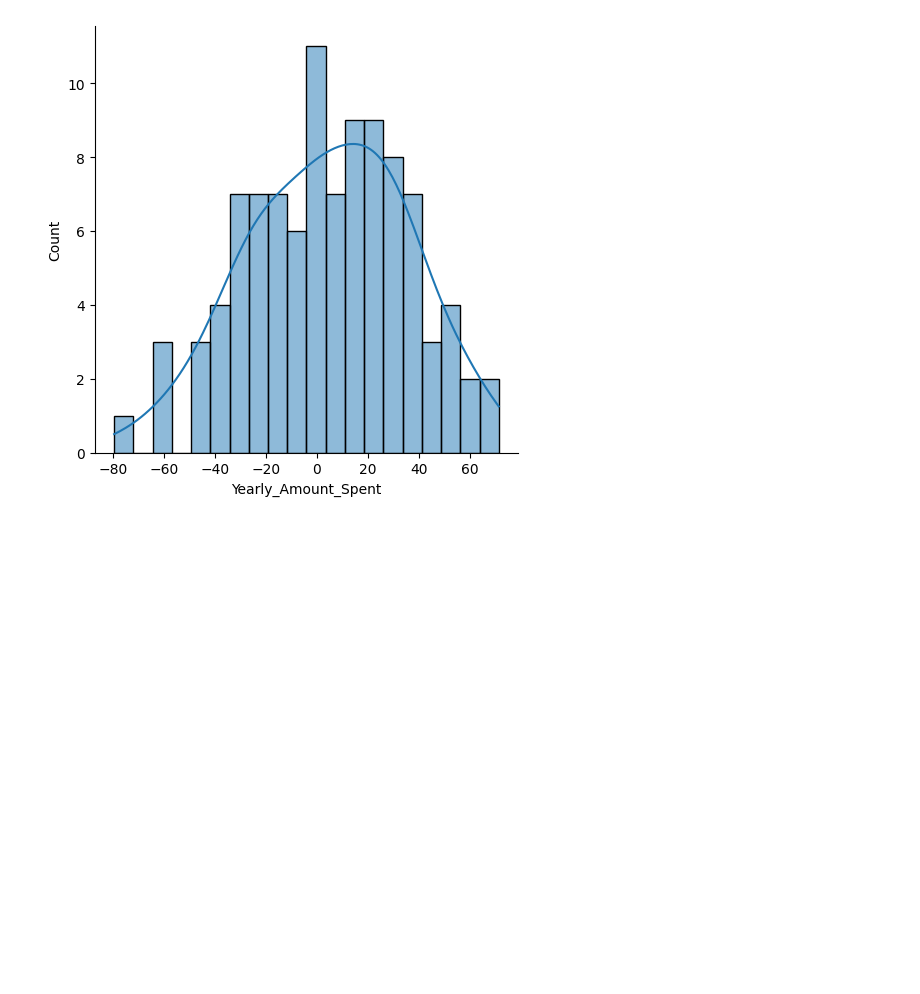
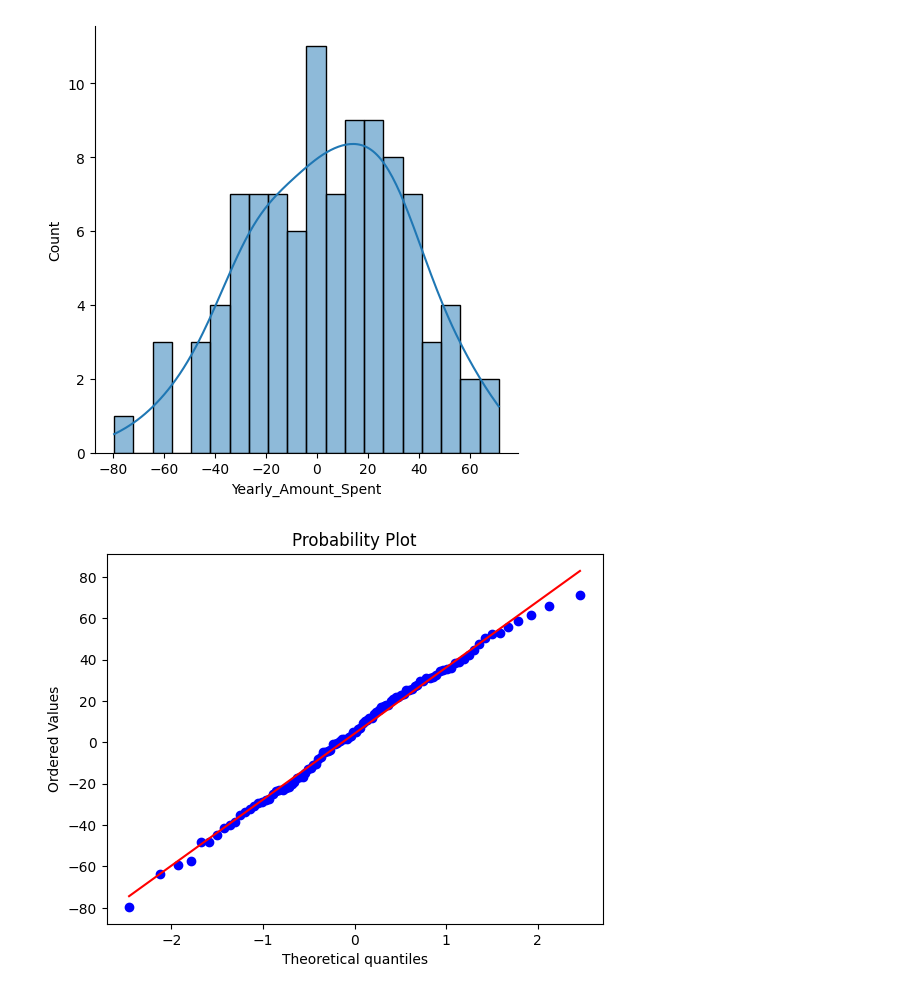
Before and after one commit to dilliram-code/Linear-Regression-E-commerrce-Project, a Jupyter notebook: e-commerceProject.ipynb, the cells around one changed output. Drawn from its saved outputs; the diff is of its cells as text; code cells hidden in the pictures; blank space fills up the shorter version.

Commit message:
plot: probability plot

```diff
--- a/e-commerceProject.ipynb
+++ b/e-commerceProject.ipynb
@@ -195,3 +195,13 @@ sns.displot(residuals, bins=20, kde=True)
 plt.show()
 # %% [output]
 [figure]
+# %%
+# probplot
+
+import pylab
+import scipy.stats as stats
+
+stats.probplot(residuals, dist='norm', plot=pylab)
+pylab.show()
+# %% [output]
+[figure, added]
```
